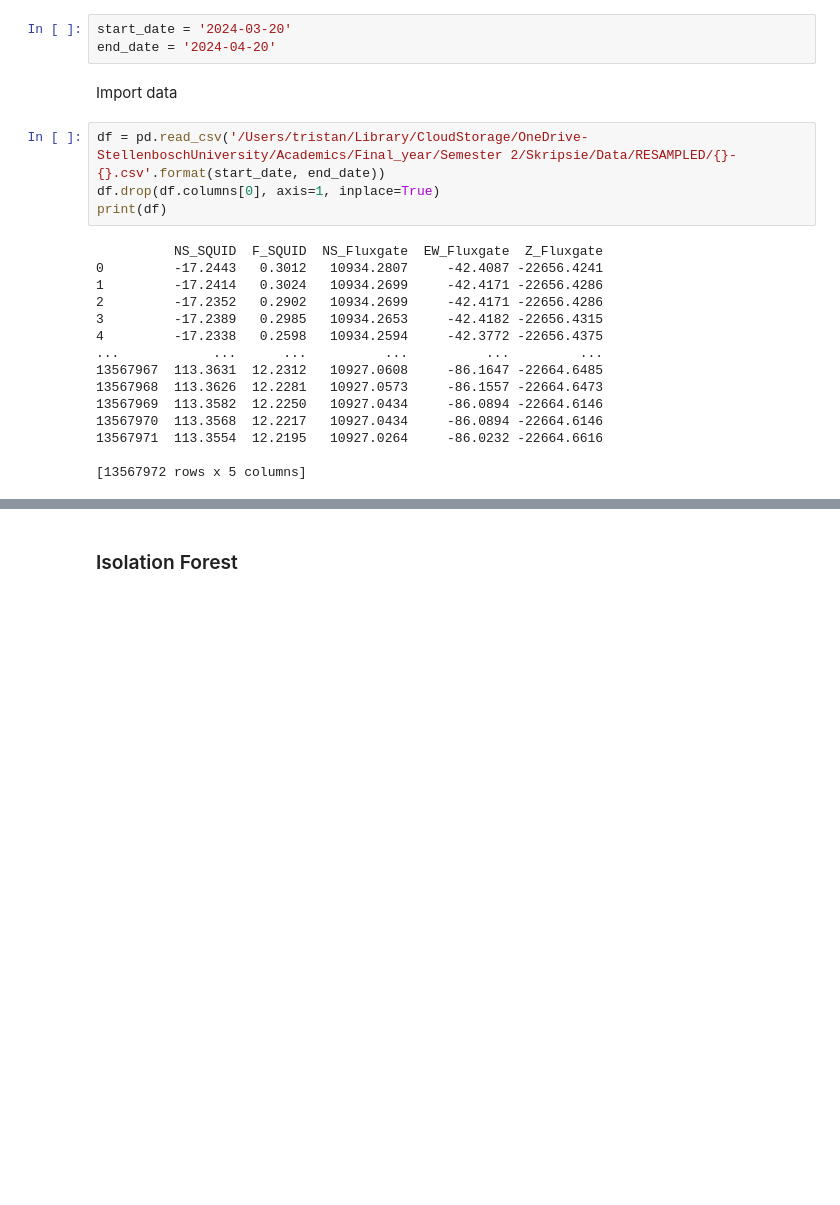
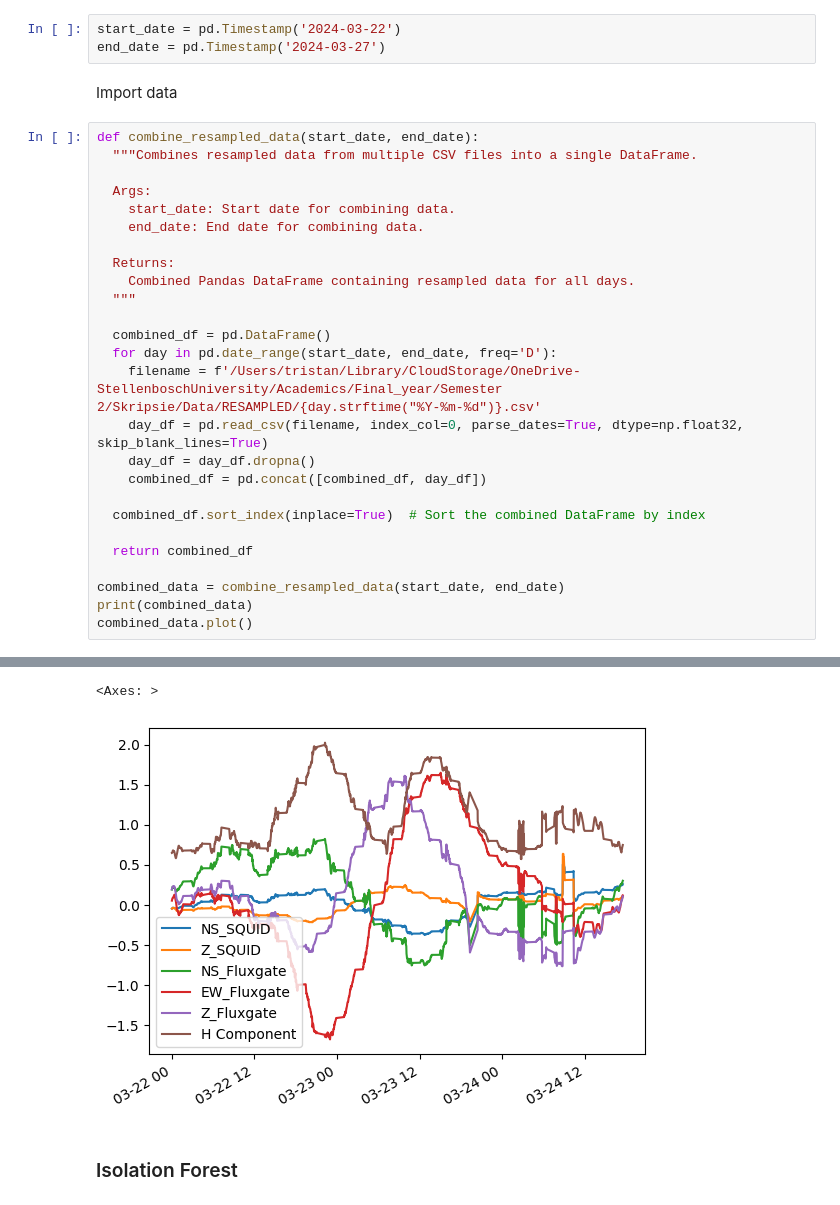
Before and after one commit to TPiphone/Bigdata_Event_Detection, a Jupyter notebook: bigdata_detection/modules/model.ipynb, the cells around one changed output, grey strips where cells are left out. Saved outputs shown, nothing was run; the diff lists cells and outputs as text; blank space fills up the shorter version.

Commit message:
Finally have working resamplinggit add .

```diff
--- a/bigdata_detection/modules/model.ipynb
+++ b/bigdata_detection/modules/model.ipynb
@@ -10,26 +9,34 @@ import plotly.graph_objects as go
 # %% [markdown]
 Define start date and end date variables (must match options)
 # %%
-start_date = '2024-03-20'
-end_date = '2024-04-20'
+start_date = pd.Timestamp('2024-03-22')
+end_date = pd.Timestamp('2024-03-27')
 # %% [markdown]
 Import data
-# %%
-df = pd.read_csv('/Users/tristan/Library/CloudStorage/OneDrive-StellenboschUniversity/Academics/Final_year/Semester 2/Skripsie/Data/RESAMPLED/{}-{}.csv'.format(start_date, end_date))
-df.drop(df.columns[0], axis=1, inplace=True)
-print(df)
-# %% [output]
-          NS_SQUID  F_SQUID  NS_Fluxgate  EW_Fluxgate  Z_Fluxgate
-0         -17.2443   0.3012   10934.2807     -42.4087 -22656.4241
-1         -17.2414   0.3024   10934.2699     -42.4171 -22656.4286
-2         -17.2352   0.2902   10934.2699     -42.4171 -22656.4286
-3         -17.2389   0.2985   10934.2653     -42.4182 -22656.4315
-4         -17.2338   0.2598   10934.2594     -42.3772 -22656.4375
-...            ...      ...          ...          ...         ...
-13567967  113.3631  12.2312   10927.0608     -86.1647 -22664.6485
-13567968  113.3626  12.2281   10927.0573     -86.1557 -22664.6473
-13567969  113.3582  12.2250   10927.0434     -86.0894 -22664.6146
-13567970  113.3568  12.2217   10927.0434     -86.0894 -22664.6146
-13567971  113.3554  12.2195   10927.0264     -86.0232 -22664.6616
-
-[13567972 rows x 5 columns]
+# %%
+def combine_resampled_data(start_date, end_date):
+  """Combines resampled data from multiple CSV files into a single DataFrame.
+
+  Args:
+    start_date: Start date for combining data.
+    end_date: End date for combining data.
+
+  Returns:
+    Combined Pandas DataFrame containing resampled data for all days.
+  """
+
+  combined_df = pd.DataFrame()
+  for day in pd.date_range(start_date, end_date, freq='D'):
+    filename = f'/Users/tristan/Library/CloudStorage/OneDrive-StellenboschUniversity/Academics/Final_year/Semester 2/Skripsie/Data/RESAMPLED/{day.strftime("%Y-%m-%d")}.csv'
+    day_df = pd.read_csv(filename, index_col=0, parse_dates=True, dtype=np.float32, skip_blank_lines=True)
+    day_df = day_df.dropna()
+    combined_df = pd.concat([combined_df, day_df])
+
+  combined_df.sort_index(inplace=True)  # Sort the combined DataFrame by index
+
+  return combined_df
+
+combined_data = combine_resampled_data(start_date, end_date)
+print(combined_data)
+combined_data.plot()
+# %% [output]
@@ -36,3 +60,5 @@ print(df)
+<Axes: >
+[figure, added]
 # %% [markdown]
 ### Isolation Forest
 # %% [markdown]
```
Also changed, not shown: parts of 7 cells of this notebook, 1 other file.
